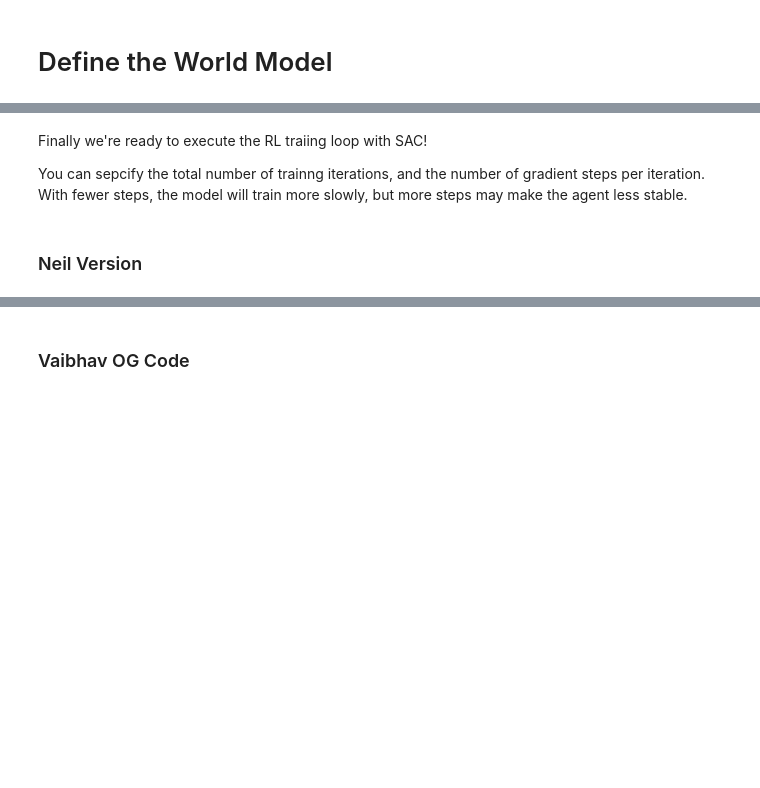
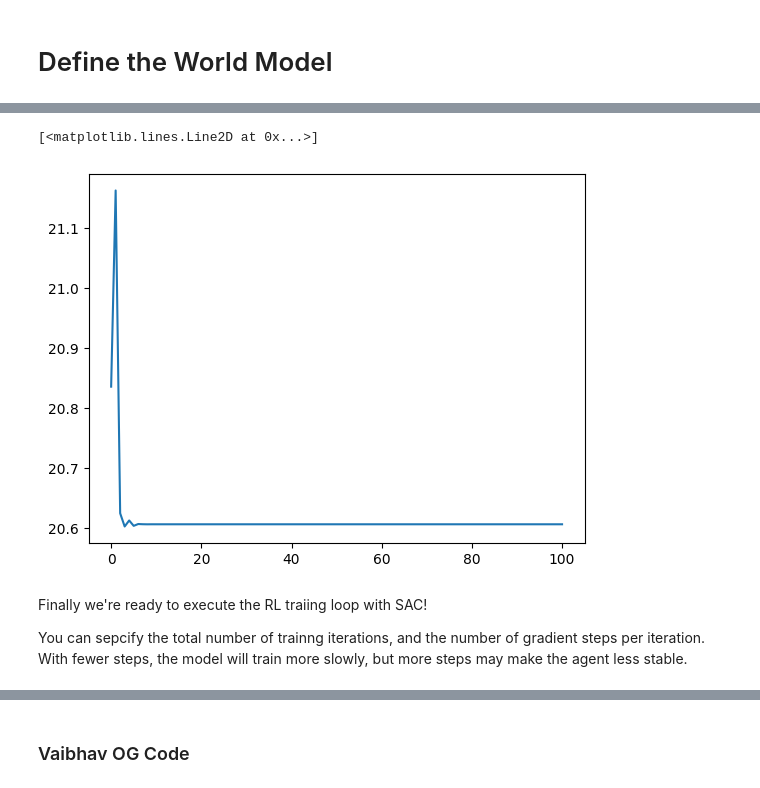
Before and after one commit to vsourirajan/sbsim_dual_control, a Jupyter notebook: smart_control/notebooks/SAC_model_assisted_rollout.ipynb, the cells around one changed output, grey strips where cells are left out. Saved outputs shown, nothing was run; the diff lists cells and outputs as text; code cells hidden in the pictures; blank space fills up the shorter version.

```diff
--- a/smart_control/notebooks/SAC_model_assisted_rollout.ipynb
+++ b/smart_control/notebooks/SAC_model_assisted_rollout.ipynb
@@ -1035,0 +1052,11 @@ def generate_rollouts(world_model, initial_state, initial_reward, initial_discou
+# %%
+i = 0
+
+for (experience_batch, sample_info) in dataset:
+    print(i)
+    states, actions, rewards = experience_batch.observation, experience_batch.action, experience_batch.reward
+    at, atp1 = actions[:,0,:], actions[:, 1, :]
+    st, stp1 = states[:,0,:], states[:, 1, :]
+    RLS.update(st, at, stp1, debug=True)
+    i += 1
+RLS.prediction_errors
@@ -1035,0 +1070,11 @@ def generate_rollouts(world_model, initial_state, initial_reward, initial_discou
+# %%
+mag = lambda s : tf.sqrt(tf.reduce_sum(tf.square(s)))
+def safe_normalize_state(state, curr_s, curr_a, STATE_BOUND=1000):
+    """Normalize state if it exceeds bounds"""
+    state_magnitude = mag(state)
+    if state_magnitude > STATE_BOUND:
+        print(f"State magnitude {state_magnitude} exceeded bound, normalizing...")
+        print(mag(curr_s), mag(world_model.state_predictor(curr_s, curr_a)))
+        #print(world_model.state_predictor.theta)
+        return state * (STATE_BOUND / state_magnitude)
+    return state
@@ -1035,0 +1138,3 @@ def generate_rollouts(world_model, initial_state, initial_reward, initial_discou
+# %%
+timestep = eval_env.reset()
+initial_state, initial_reward, initial_discount = timestep.observation, timestep.reward, timestep.discount
@@ -1036,3 +1170,10 @@ def generate_rollouts(world_model, initial_state, initial_reward, initial_discou
+# %%
+exp, state_mags = generate_rollouts(WM, initial_state, initial_reward, initial_discount, collect_policy, 100)
+# %%
+plt.plot(state_mags)
+# %% [output]
+[<matplotlib.lines.Line2D at 0x...>]
+[figure, added]
 # %%
 from tf_agents.trajectories import StepType
 def add_to_replay_buffer(rb_observer, experience_data):
@@ -1088,5 +1227,3 @@ logging.getLogger('tensorflow').setLevel(logging.FATAL)
 
 # Disable TensorFlow logging
 tf.get_logger().setLevel('ERROR')
-# %% [markdown]
-### Neil Version
```
Also changed, not shown: parts of 56 cells of this notebook, 2 other files.
